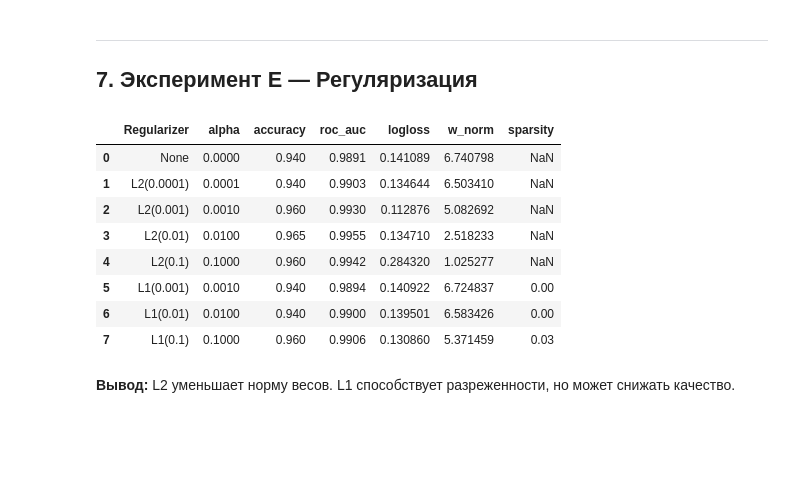
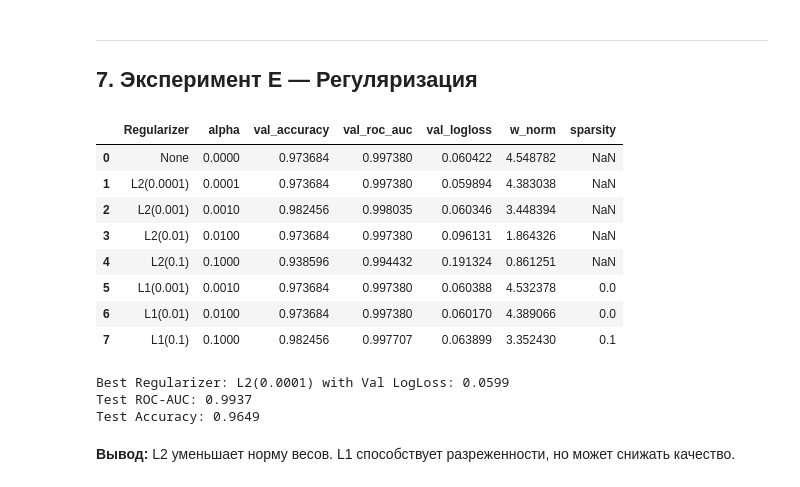
Before and after one commit to 1dober1/optimizer-playground, a Jupyter notebook: notebooks/03_logistic_regression_classification.ipynb, the cells around one changed output. Drawn from its saved outputs; the diff is of its cells as text; code cells hidden in the pictures; blank space fills up the shorter version.

```diff
--- a/notebooks/03_logistic_regression_classification.ipynb
+++ b/notebooks/03_logistic_regression_classification.ipynb
@@ -486,7 +512,7 @@ for alpha in [0.0, 1e-4, 1e-3, 1e-2, 1e-1]:
     reg = None if alpha == 0 else L2(alpha)
     reg_name = "None" if alpha == 0 else f"L2({alpha})"
     res = fit_eval_logreg(
-        X_train_s, y_train, X_val_s, y_v, Adam(lr=0.01), reg=reg, steps=1000
+        X_train_s, y_train, X_val_s, y_val, Adam(lr=0.01), reg=reg, steps=1000
     )
     reg_results.append(
         {
@@ -504,7 +530,7 @@ for alpha in [1e-3, 1e-2, 1e-1]:
         X_train_s,
         y_train,
         X_val_s,
-        y_v,
+        y_val,
         Adam(lr=0.01),
         reg=L1(alpha),
         steps=1000,
@@ -518,43 +544,52 @@ for alpha in [1e-3, 1e-2, 1e-1]:
             "val_accuracy": res["accuracy"],
             "val_roc_auc": res["roc_auc"],
             "val_logloss": res["logloss"],
             "w_norm": res["w_norm"],
             "sparsity": sparsity,
         }
     )
 
 reg_df = pd.DataFrame(reg_results)
 display(reg_df)
 
 
 best_idx = reg_df["val_logloss"].idxmin()
 best_row = reg_df.loc[best_idx]
 print(
     f"Best Regularizer: {best_row['Regularizer']} with Val LogLoss: {best_row['val_logloss']:.4f}"
 )
 
 if "L2" in best_row["Regularizer"]:
     best_reg = L2(best_row["alpha"])
 elif "L1" in best_row["Regularizer"]:
     best_reg = L1(best_row["alpha"])
 else:
     best_reg = None
 
 final_res = fit_eval_logreg(
-    X_train_s, y_train, X_test_s, y_te, Adam(lr=0.01), reg=best_reg, steps=1000
+    X_train_s,
+    y_train,
+    X_test_s,
+    y_test,
+    Adam(lr=0.01),
+    reg=best_reg,
+    steps=1000,
 )
 print(f"Test ROC-AUC: {final_res['roc_auc']:.4f}")
 print(f"Test Accuracy: {final_res['accuracy']:.4f}")
 # %% [output]
-|  | Regularizer | alpha | accuracy | roc_auc | logloss | w_norm | sparsity |
-| 0 | None | 0.0000 | 0.940 | 0.9891 | 0.141089 | 6.740798 | NaN |
-| 1 | L2(0.0001) | 0.0001 | 0.940 | 0.9903 | 0.134644 | 6.503410 | NaN |
-| 2 | L2(0.001) | 0.0010 | 0.960 | 0.9930 | 0.112876 | 5.082692 | NaN |
-| 3 | L2(0.01) | 0.0100 | 0.965 | 0.9955 | 0.134710 | 2.518233 | NaN |
-| 4 | L2(0.1) | 0.1000 | 0.960 | 0.9942 | 0.284320 | 1.025277 | NaN |
-| 5 | L1(0.001) | 0.0010 | 0.940 | 0.9894 | 0.140922 | 6.724837 | 0.00 |
-| 6 | L1(0.01) | 0.0100 | 0.940 | 0.9900 | 0.139501 | 6.583426 | 0.00 |
-| 7 | L1(0.1) | 0.1000 | 0.960 | 0.9906 | 0.130860 | 5.371459 | 0.03 |
+|  | Regularizer | alpha | val_accuracy | val_roc_auc | val_logloss | w_norm | sparsity |
+| 0 | None | 0.0000 | 0.973684 | 0.997380 | 0.060422 | 4.548782 | NaN |
+| 1 | L2(0.0001) | 0.0001 | 0.973684 | 0.997380 | 0.059894 | 4.383038 | NaN |
+| 2 | L2(0.001) | 0.0010 | 0.982456 | 0.998035 | 0.060346 | 3.448394 | NaN |
+| 3 | L2(0.01) | 0.0100 | 0.973684 | 0.997380 | 0.096131 | 1.864326 | NaN |
+| 4 | L2(0.1) | 0.1000 | 0.938596 | 0.994432 | 0.191324 | 0.861251 | NaN |
+| 5 | L1(0.001) | 0.0010 | 0.973684 | 0.997380 | 0.060388 | 4.532378 | 0.0 |
+| 6 | L1(0.01) | 0.0100 | 0.973684 | 0.997380 | 0.060170 | 4.389066 | 0.0 |
+| 7 | L1(0.1) | 0.1000 | 0.982456 | 0.997707 | 0.063899 | 3.352430 | 0.1 |
+Best Regularizer: L2(0.0001) with Val LogLoss: 0.0599
+Test ROC-AUC: 0.9937
+Test Accuracy: 0.9649
 # %% [markdown]
 **Вывод:** L2 уменьшает норму весов. L1 способствует разреженности, но может снижать качество.
 # %% [markdown]
```
Also changed, not shown: parts of 2 cells of this notebook, 2 other files.
